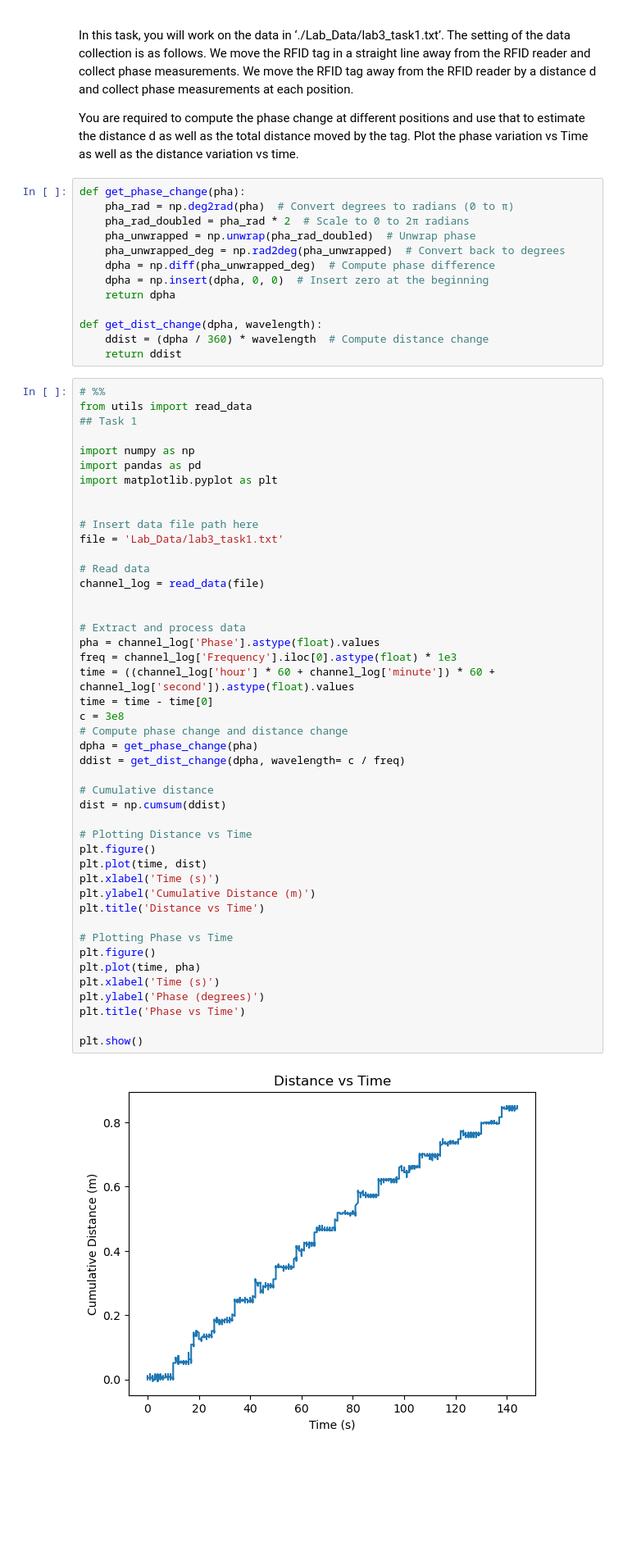
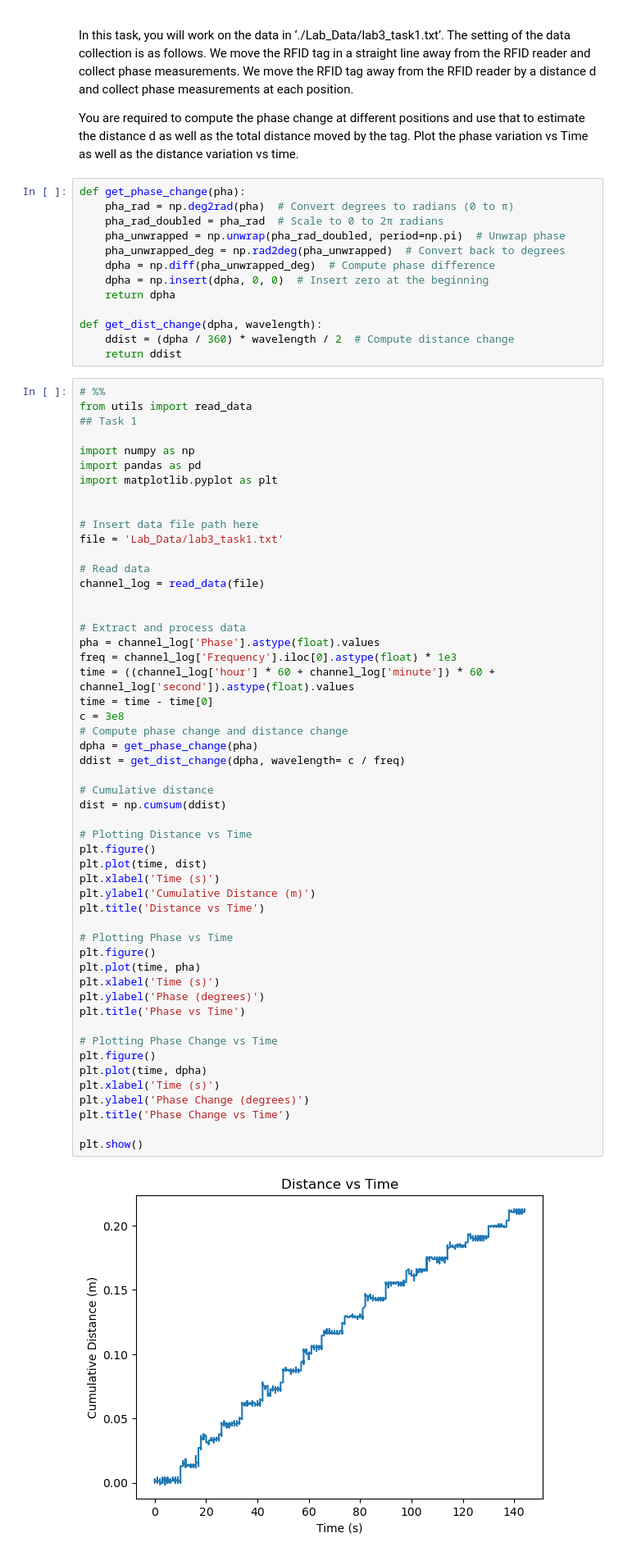
Before and after one commit to sjfenarg/LAB3_RFID, a Jupyter notebook: task_1.ipynb, the cells around one changed output. Shown: that part at 82% size. Saved outputs shown, nothing was run; the diff lists cells and outputs as text; blank space fills up the shorter version.

```diff
--- a/task_1.ipynb
+++ b/task_1.ipynb
@@ -7,15 +7,15 @@ Plot the phase variation vs Time as well as the distance variation vs time.
 # %%
 def get_phase_change(pha):
     pha_rad = np.deg2rad(pha)  # Convert degrees to radians (0 to π)
-    pha_rad_doubled = pha_rad * 2  # Scale to 0 to 2π radians
-    pha_unwrapped = np.unwrap(pha_rad_doubled)  # Unwrap phase
+    pha_rad_doubled = pha_rad  # Scale to 0 to 2π radians
+    pha_unwrapped = np.unwrap(pha_rad_doubled, period=np.pi)  # Unwrap phase
     pha_unwrapped_deg = np.rad2deg(pha_unwrapped)  # Convert back to degrees
     dpha = np.diff(pha_unwrapped_deg)  # Compute phase difference
     dpha = np.insert(dpha, 0, 0)  # Insert zero at the beginning
     return dpha
 
 def get_dist_change(dpha, wavelength):
-    ddist = (dpha / 360) * wavelength  # Compute distance change
+    ddist = (dpha / 360) * wavelength / 2  # Compute distance change
     return ddist
 # %%
 # %%
@@ -36,32 +36,39 @@ channel_log = read_data(file)
 
 # Extract and process data
 pha = channel_log['Phase'].astype(float).values
 freq = channel_log['Frequency'].iloc[0].astype(float) * 1e3
 time = ((channel_log['hour'] * 60 + channel_log['minute']) * 60 + channel_log['second']).astype(float).values
 time = time - time[0]
 c = 3e8
 # Compute phase change and distance change
 dpha = get_phase_change(pha)
 ddist = get_dist_change(dpha, wavelength= c / freq)
 
 # Cumulative distance
 dist = np.cumsum(ddist)
 
 # Plotting Distance vs Time
 plt.figure()
 plt.plot(time, dist)
 plt.xlabel('Time (s)')
 plt.ylabel('Cumulative Distance (m)')
 plt.title('Distance vs Time')
 
 # Plotting Phase vs Time
 plt.figure()
 plt.plot(time, pha)
 plt.xlabel('Time (s)')
 plt.ylabel('Phase (degrees)')
 plt.title('Phase vs Time')
 
+# Plotting Phase Change vs Time
+plt.figure()
+plt.plot(time, dpha)
+plt.xlabel('Time (s)')
+plt.ylabel('Phase Change (degrees)')
+plt.title('Phase Change vs Time')
+
 plt.show()
 # %% [output]
-[figure, old version]
+[figure, new version]
 [figure]
```
Also changed, not shown: parts of 1 cell of this notebook.
